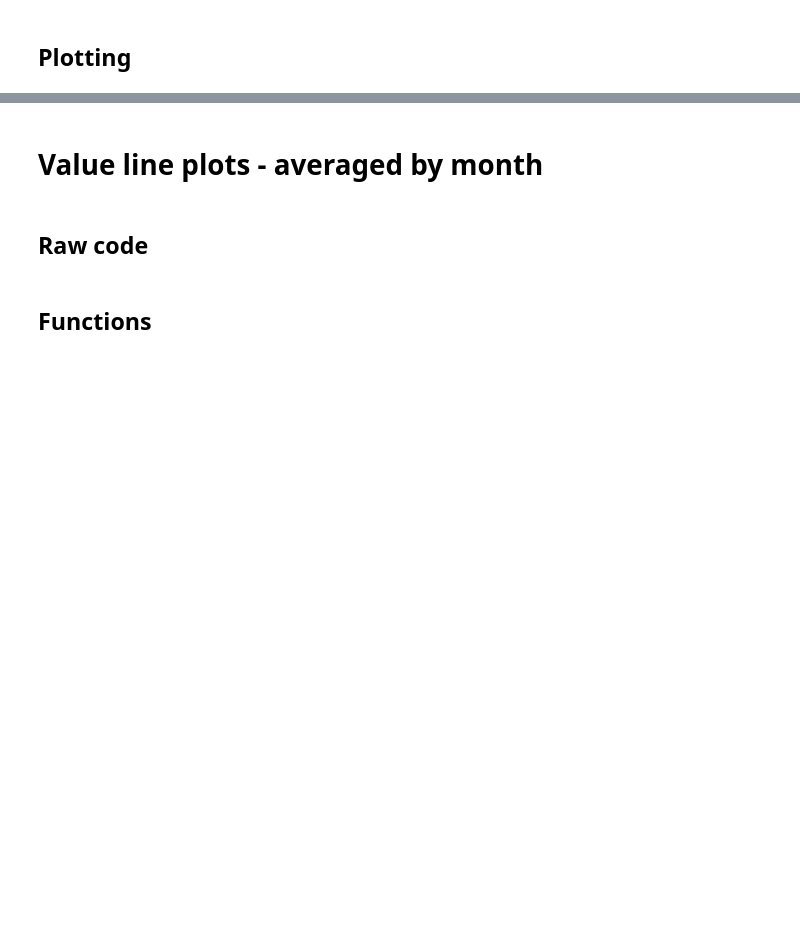
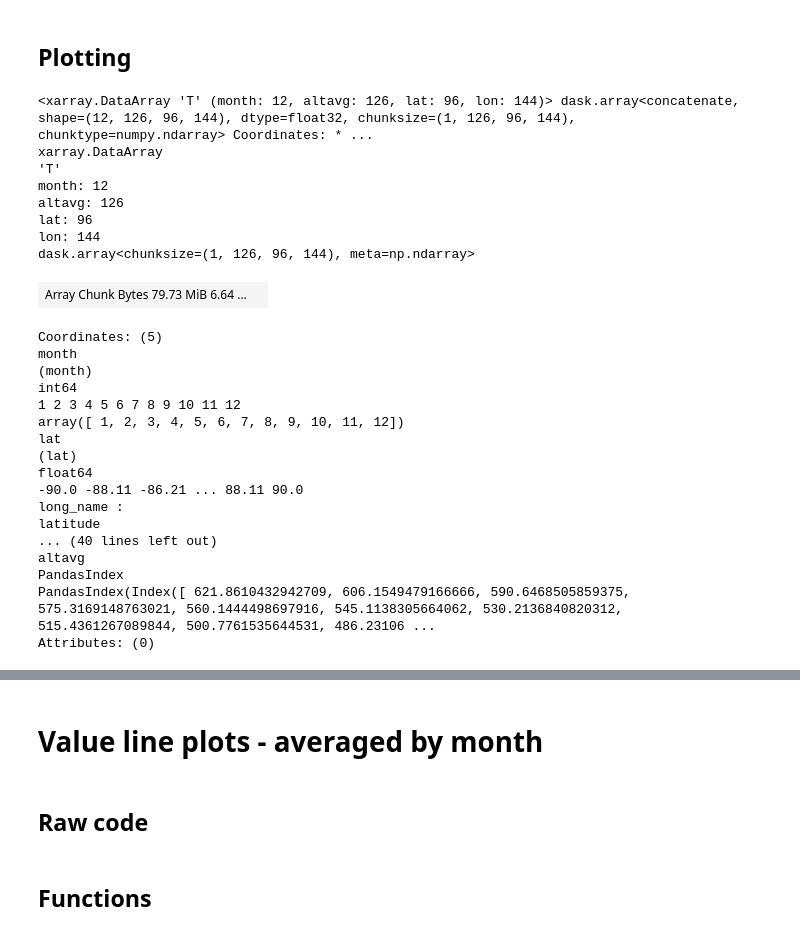
Before and after one commit to CharlieReyno/Sporadic-E-Project, a Jupyter notebook: Main_Notebooks/Climatology.ipynb, the cells around one changed output, grey strips where cells are left out. Drawn from its saved outputs; the diff is of its cells as text; code cells hidden in the pictures; blank space fills up the shorter version.

```diff
--- a/Main_Notebooks/Climatology.ipynb
+++ b/Main_Notebooks/Climatology.ipynb
@@ -159,14 +159,13 @@ def process_nc_files(file_pattern, regex, var):
             da = monthly_averages[month]
             da = da.expand_dims(dim={'month': [month]})  # Add a 'month' dimension
             monthly_data.append(da)
-        else:
-            if len(monthly_data) > 0:
-                template = monthly_data[0]
-                nan_da = xr.full_like(template, np.nan).expand_dims(dim={'month': [month]})
-                monthly_data.append(nan_da)
+        elif len(monthly_data) > 0:
+            template = monthly_data[0]
+            nan_da = xr.full_like(template, np.nan).expand_dims(dim={'month': [month]})
+            monthly_data.append(nan_da)
 
     # Combine all monthly DataArrays along the 'month' dimension
-    # result = xr.concat(monthly_data, dim='month')
+    result = xr.concat(monthly_data, dim='month')
 
     # change 'lev' to 'altavg' / km based on ds_medsum
     result = result.assign_coords(altavg=ds_sum_med['altavg']).swap_dims({'lev':'altavg'})
@@ -184,21 +183,21 @@ run_name = 'Solar Med' # OR # 'Solar Med'
                             # 'Climate Change'
 
 if run_name == 'Solar Med':
-    file_pattern = '/uolstore/Research/b/b0243/Data/Sporadic_E/Solar_Med/archive_yr2000/*.nc'
+    file_pattern = '/resstore/b0243/Data/Sporadic_E/Solar_Med/archive_yr2000/*.nc'
     regex = r'.*h2\.0001-(\d{2})-(\d{2})-\d{5}\.nc'
 
 elif run_name == 'Solar Max':
-    file_pattern = '/uolstore/Research/b/b0243/Data/Sporadic_E/Solar_Max/archive_yr2000/atm/hist/*.nc'
+    file_pattern = '/resstore/b0243/Data/Sporadic_E/Solar_Max/archive_yr2000/atm/hist/*.nc'
     regex = r'.*h1\.0001-(\d{2})-(\d{2})-\d{5}\.nc'
 
 elif run_name == 'Solar Min':
-    file_pattern = '/uolstore/Research/b/b0243/Data/Sporadic_E/Solar_Min/archive_yr2000/atm/hist/*.nc'
+    file_pattern = '/resstore/b0243/Data/Sporadic_E/Solar_Min/archive_yr2000/atm/hist/*.nc'
     regex = r'.*h1\.0001-(\d{2})-(\d{2})-\d{5}\.nc'
 
 elif run_name == 'Climate Change':
-    file_pattern = '/uolstore/Research/b/b0243/Data/earfw/FX2100f19f19mg16NaFeMgiontransport/hist/*.nc'
+    file_pattern = '/resstore/b0243/Data/Sporadic_E/FX2101f19f19mg16NaFeMgiontransport_OUTPUT/atm/hist/*.nc'
     regex = r'.*h2\.2100-(\d{2})-(\d{2})-\d{5}\.nc'
 
 
-ds_med = process_nc_files(file_pattern, regex, 'H2O')
+ds_med = process_nc_files(file_pattern, regex, variable)
 # %% [output]
@@ -279,6 +309,35 @@ elif run_name == 'Climate Change':
 ds_min = process_nc_files(file_pattern, regex, variable)
 # %% [markdown]
 ## Plotting
+# %%
+ds_cli
+# %% [output]
+<xarray.DataArray 'T' (month: 12, altavg: 126, lat: 96, lon: 144)> dask.array<concatenate, shape=(12, 126, 96, 144), dtype=float32, chunksize=(1, 126, 96, 144), chunktype=numpy.ndarray> Coordinates: * ...
+xarray.DataArray
+'T'
+month: 12
+altavg: 126
+lat: 96
+lon: 144
+dask.array<chunksize=(1, 126, 96, 144), meta=np.ndarray>
+| Array Chunk Bytes 79.73 MiB 6.64 ... |  |
+Coordinates: (5)
+month
+(month)
+int64
+1 2 3 4 5 6 7 8 9 10 11 12
+array([ 1, 2, 3, 4, 5, 6, 7, 8, 9, 10, 11, 12])
+lat
+(lat)
+float64
+-90.0 -88.11 -86.21 ... 88.11 90.0
+long_name :
+latitude
+... (40 lines left out)
+altavg
+PandasIndex
+PandasIndex(Index([ 621.8610432942709, 606.1549479166666, 590.6468505859375, 575.3169148763021, 560.1444498697916, 545.1138305664062, 530.2136840820312, 515.4361267089844, 500.7761535644531, 486.23106 ...
+Attributes: (0)
 # %%
 selected_month = 7  # Change this to plot other months
 selected_alt = 100 # km
```
Also changed, not shown: parts of 23 cells of this notebook, 1 other file.
